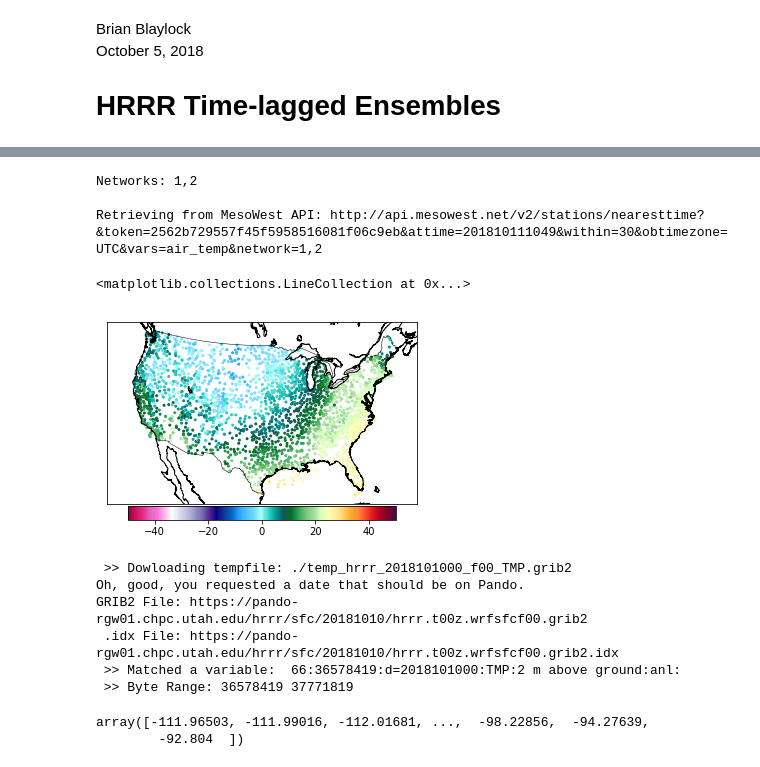
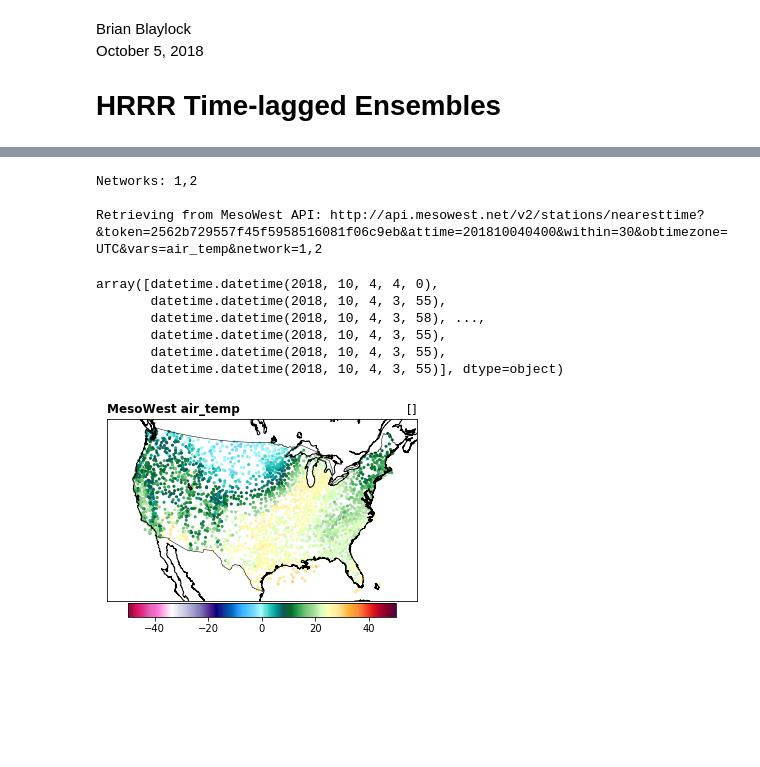
Before and after one commit to blaylockbk/pyBKB_v3, a Jupyter notebook: HRRR_TLE_exploration.ipynb, the cells around one changed output, grey strips where cells are left out. Drawn from its saved outputs; the diff is of its cells as text; code cells hidden in the pictures; blank space fills up the shorter version.

```diff
--- a/HRRR_TLE_exploration.ipynb
+++ b/HRRR_TLE_exploration.ipynb
@@ -23,7 +23,11 @@ validDATE = datetime(2018, 10, 4, 4)
 variable = 'TMP:2 m'
 sVAR = variable.replace(':', '-').replace(' ', '-')
 
-HH = np.array([get_hrrr_variable(validDATE - timedelta(hours=f), variable, verbose=False)['value'] for f in range(19)])
+if variable == 'TMP:2 m':
+    mw_variable = 'air_temp'
+    cmap = cm_temp()
+
+HH = np.array([get_hrrr_variable(validDATE - timedelta(hours=f), variable, fxx=f, verbose=False)['value'] for f in range(19)])
 
 if variable.split(':')[0] in ['TMP', 'DPT']:
     HH -= 273.15
@@ -72,37 +86,40 @@ axes[0][1].set_title('Observed');
 # %%
+if variable == 'TMP:2 m':
+    mw_variable = 'air_temp'
+    cmap = cm_temp()
+
+# MesoWest Data
 network_ids = get_network_ids('nws/faa,raws', verbose=False)
 print('Networks:', network_ids)
-a = get_mesowest_radius(datetime.now(), None, radius=1000, variables='air_temp', extra='&network='+network_ids)
+a = get_mesowest_radius(validDATE, None,
+                        variables=mw_variable,
+                        extra='&network='+network_ids)
 # %% [output]
 Networks: 1,2
 
-Retrieving from MesoWest API: http://api.mesowest.net/v2/stations/nearesttime?&token=2562b729557f45f5958516081f06c9eb&attime=201810111049&within=30&obtimezone=UTC&vars=air_temp&network=1,2
+Retrieving from MesoWest API: http://api.mesowest.net/v2/stations/nearesttime?&token=2562b729557f45f5958516081f06c9eb&attime=201810040400&within=30&obtimezone=UTC&vars=air_temp&network=1,2
+# %%
+a['air_temp_DATETIME']
+# %% [output]
+array([datetime.datetime(2018, 10, 4, 4, 0),
+       datetime.datetime(2018, 10, 4, 3, 55),
+       datetime.datetime(2018, 10, 4, 3, 58), ...,
+       datetime.datetime(2018, 10, 4, 3, 55),
+       datetime.datetime(2018, 10, 4, 3, 55),
+       datetime.datetime(2018, 10, 4, 3, 55)], dtype=object)
 # %%
 cmap = cm_temp()
 m.scatter(a['LON'], a['LAT'], c=a['air_temp'],
           s=4,
           cmap=cmap['cmap'],
           vmax=cmap['vmax'],
           vmin=cmap['vmin'],
           latlon=True,)
 plt.colorbar(orientation='horizontal', pad=.01, shrink=.8)
 m.drawcoastlines()
 m.drawcountries()
+
+plt.title('MesoWest %s' % mw_variable, loc='left', fontweight='semibold');
+plt.title('%s' % a['DATETIME'], loc='right');
 # %% [output]
-<matplotlib.collections.LineCollection at 0x...>
-[figure, old version]
+[figure, new version]
-# %%
-H = get_hrrr_variable(datetime(2018,10,10), 'TMP:2 m')
-#pluck_hrrr_point()
-# %% [output]
- >> Dowloading tempfile: ./temp_hrrr_2018101000_f00_TMP.grib2
-Oh, good, you requested a date that should be on Pando.
-GRIB2 File: https://pando-rgw01.chpc.utah.edu/hrrr/sfc/20181010/hrrr.t00z.wrfsfcf00.grib2
- .idx File: https://pando-rgw01.chpc.utah.edu/hrrr/sfc/20181010/hrrr.t00z.wrfsfcf00.grib2.idx
- >> Matched a variable:  66:36578419:d=2018101000:TMP:2 m above ground:anl:
- >> Byte Range: 36578419 37771819
-# %%
-a['LON']
-# %% [output]
-array([-111.96503, -111.99016, -112.01681, ...,  -98.22856,  -94.27639,
-        -92.804  ])
```
Also changed, not shown: parts of 8 cells of this notebook, 3 other files.
